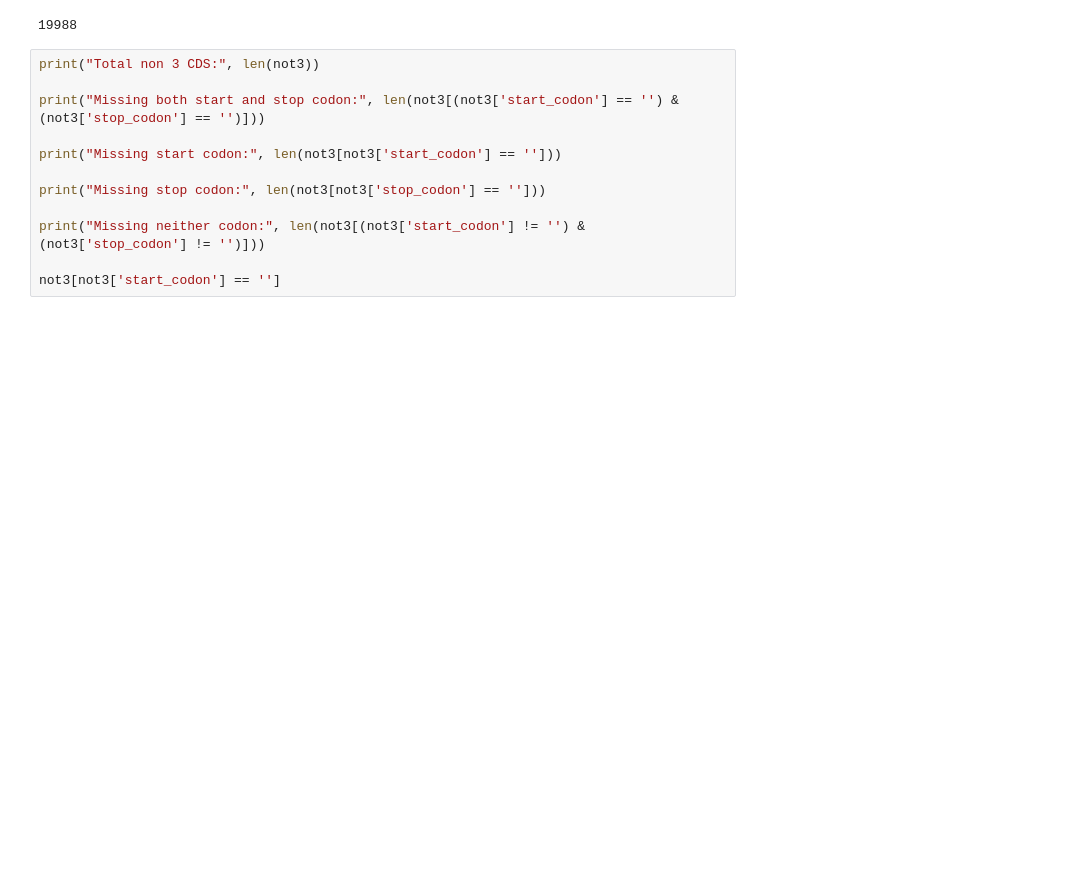
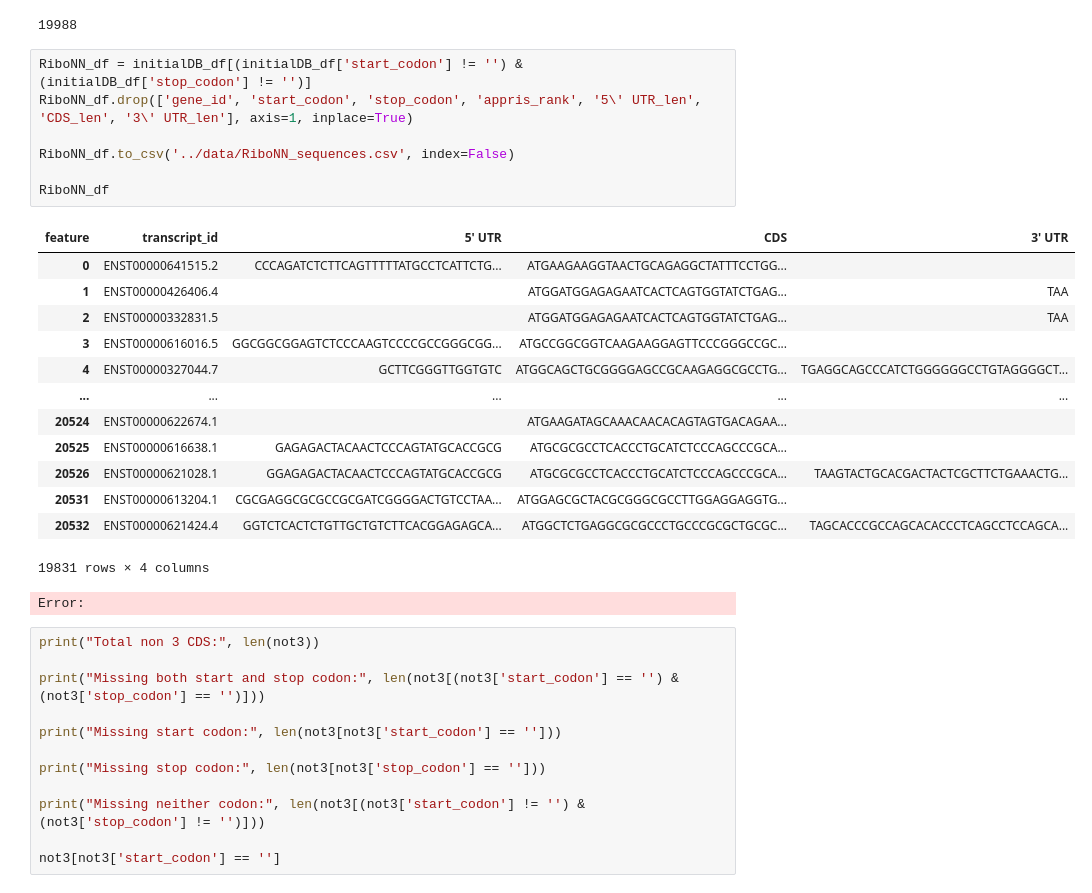
Before and after one commit to mxiimy/Predicting-Tissue-Specific-UTR, a Jupyter notebook: notebooks/initialDB.ipynb, the cells around one changed output. Saved outputs shown, nothing was run; the diff lists cells and outputs as text; blank space fills up the shorter version.

```diff
--- a/notebooks/initialDB.ipynb
+++ b/notebooks/initialDB.ipynb
@@ -330,6 +330,28 @@ initialDB_df.to_csv('../data/initialDB_sequences.csv', index=False)
 len(initialDB_df)
 # %% [output]
 19988
+# %%
+RiboNN_df = initialDB_df[(initialDB_df['start_codon'] != '') & (initialDB_df['stop_codon'] != '')]
+RiboNN_df.drop(['gene_id', 'start_codon', 'stop_codon', 'appris_rank', '5\' UTR_len', 'CDS_len', '3\' UTR_len'], axis=1, inplace=True)
+
+RiboNN_df.to_csv('../data/RiboNN_sequences.csv', index=False)
+
+RiboNN_df
+# %% [output]
+| feature | transcript_id | 5' UTR | CDS | 3' UTR |
+| 0 | ENST00000641515.2 | CCCAGATCTCTTCAGTTTTTATGCCTCATTCTG... | ATGAAGAAGGTAACTGCAGAGGCTATTTCCTGG... |  |
+| 1 | ENST00000426406.4 |  | ATGGATGGAGAGAATCACTCAGTGGTATCTGAG... | TAA |
+| 2 | ENST00000332831.5 |  | ATGGATGGAGAGAATCACTCAGTGGTATCTGAG... | TAA |
+| 3 | ENST00000616016.5 | GGCGGCGGAGTCTCCCAAGTCCCCGCCGGGCGG... | ATGCCGGCGGTCAAGAAGGAGTTCCCGGGCCGC... |  |
+| 4 | ENST00000327044.7 | GCTTCGGGTTGGTGTC | ATGGCAGCTGCGGGGAGCCGCAAGAGGCGCCTG... | TGAGGCAGCCCATCTGGGGGGCCTGTAGGGGCT... |
+| ... | ... | ... | ... | ... |
+| 20524 | ENST00000622674.1 |  | ATGAAGATAGCAAACAACACAGTAGTGACAGAA... |  |
+| 20525 | ENST00000616638.1 | GAGAGACTACAACTCCCAGTATGCACCGCG | ATGCGCGCCTCACCCTGCATCTCCCAGCCCGCA... |  |
+| 20526 | ENST00000621028.1 | GGAGAGACTACAACTCCCAGTATGCACCGCG | ATGCGCGCCTCACCCTGCATCTCCCAGCCCGCA... | TAAGTACTGCACGACTACTCGCTTCTGAAACTG... |
+| 20531 | ENST00000613204.1 | CGCGAGGCGCGCCGCGATCGGGGACTGTCCTAA... | ATGGAGCGCTACGCGGGCGCCTTGGAGGAGGTG... |  |
+| 20532 | ENST00000621424.4 | GGTCTCACTCTGTTGCTGTCTTCACGGAGAGCA... | ATGGCTCTGAGGCGCGCCCTGCCCGCGCTGCGC... | TAGCACCCGCCAGCACACCCTCAGCCTCCAGCA... |
+19831 rows × 4 columns
+Error:
 # %%
 print("Total non 3 CDS:", len(not3))
 
```
Also changed, not shown: parts of 2 cells of this notebook, 1 other file.
